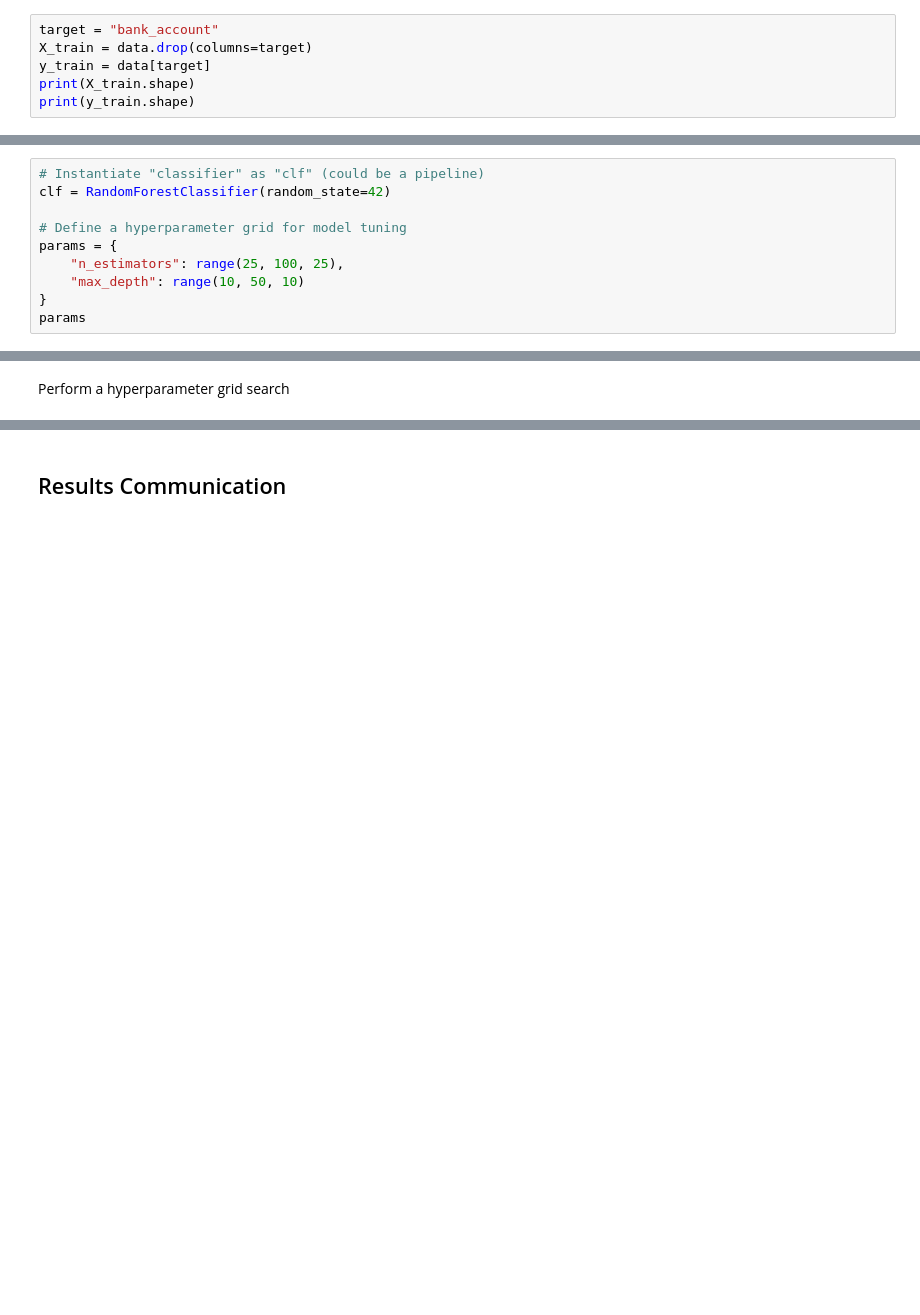
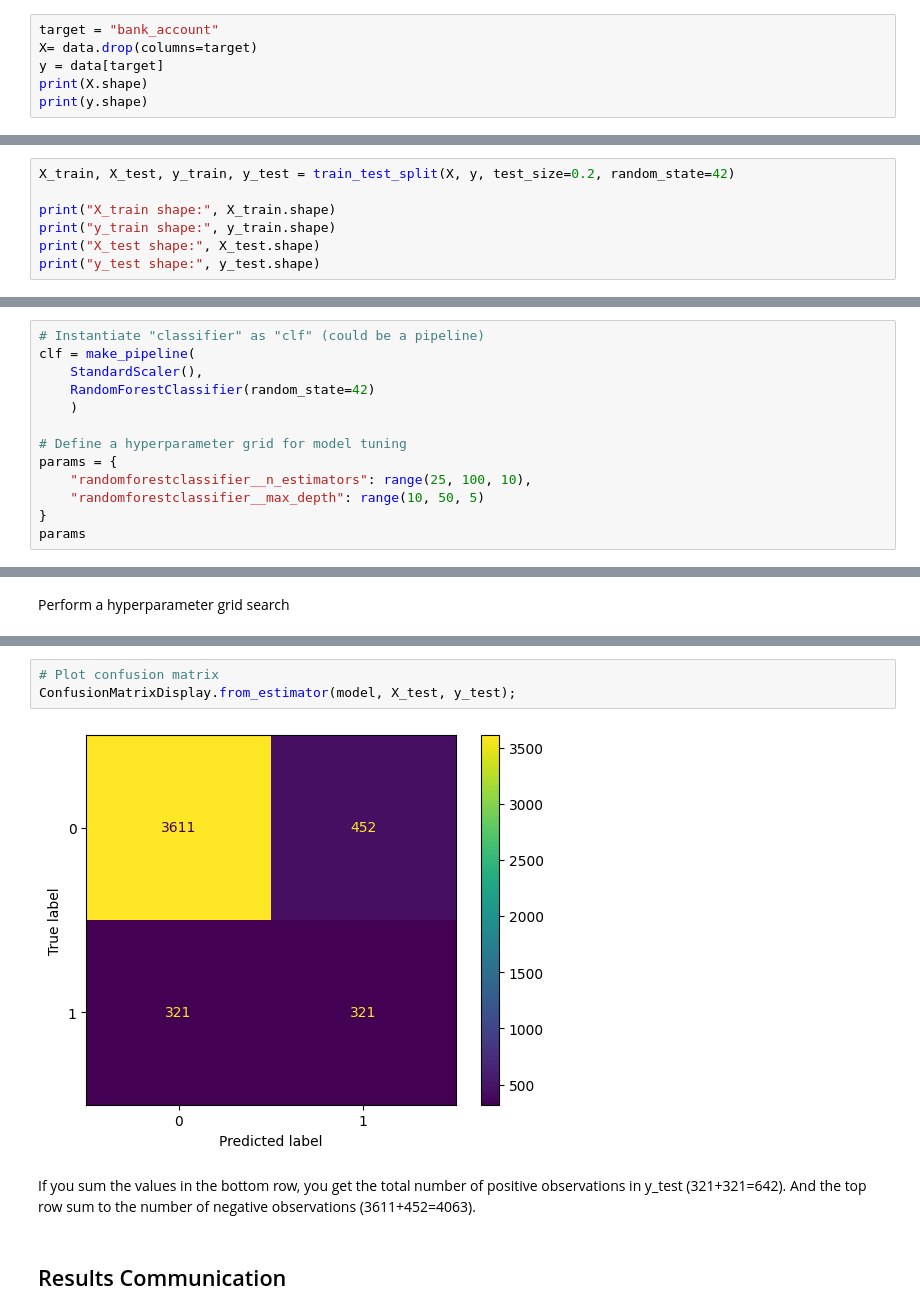
Before and after one commit to anwangari/Financial-Inclusion-in-Africa, a Jupyter notebook: build-model.ipynb, the cells around one changed output, grey strips where cells are left out. Drawn from its saved outputs; the diff is of its cells as text; blank space fills up the shorter version.

Commit message:
update build-model

```diff
--- a/build-model.ipynb
+++ b/build-model.ipynb
@@ -57,10 +57,17 @@ Our dataframe has 9 categorical columns
 Feature matrix and Target Vector
 # %%
 target = "bank_account"
-X_train = data.drop(columns=target)
-y_train = data[target]
-print(X_train.shape)
-print(y_train.shape)
+X= data.drop(columns=target)
+y = data[target]
+print(X.shape)
+print(y.shape)
 # %% [output]
 (23524, 10)
 (23524,)
+# %%
+X_train, X_test, y_train, y_test = train_test_split(X, y, test_size=0.2, random_state=42)
+
+print("X_train shape:", X_train.shape)
+print("y_train shape:", y_train.shape)
+print("X_test shape:", X_test.shape)
+print("y_test shape:", y_test.shape)
@@ -102,11 +114,14 @@ print(cv_acc_scores)
 # %%
 # Instantiate "classifier" as "clf" (could be a pipeline)
-clf = RandomForestClassifier(random_state=42)
+clf = make_pipeline(
+    StandardScaler(),
+    RandomForestClassifier(random_state=42)
+    )
 
 # Define a hyperparameter grid for model tuning
 params = {
-    "n_estimators": range(25, 100, 25),
-    "max_depth": range(10, 50, 10)
+    "randomforestclassifier__n_estimators": range(25, 100, 10),
+    "randomforestclassifier__max_depth": range(10, 50, 5)
 }
 params
 # %% [output]
@@ -143,3 +190,10 @@ model.best_params_
+# %%
+# Plot confusion matrix
+ConfusionMatrixDisplay.from_estimator(model, X_test, y_test);
+# %% [output]
+[figure, added]
+# %% [markdown]
+ If you sum the values in the bottom row, you get the total number of positive observations in y_test (321+321=642). And the top row sum to the number of negative observations (3611+452=4063).
 # %% [markdown]
 ## Results Communication
 # %%
```
Also changed, not shown: parts of 13 cells of this notebook.
